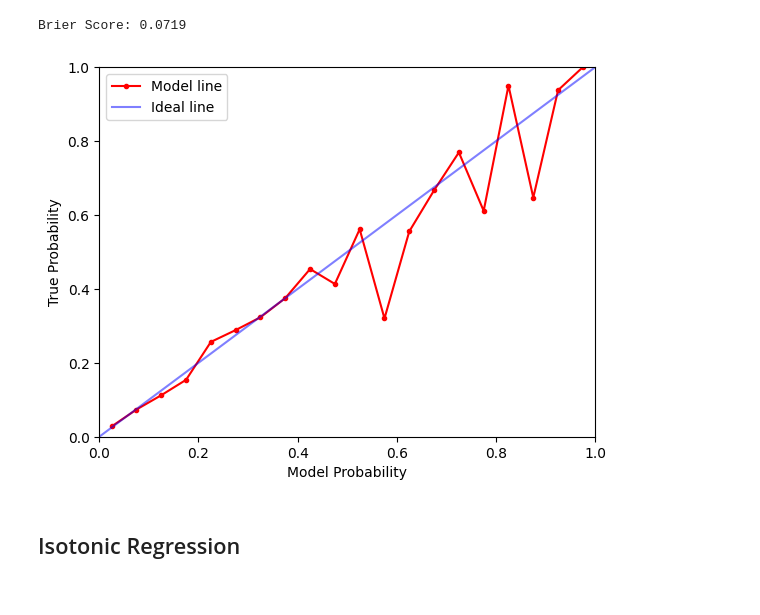
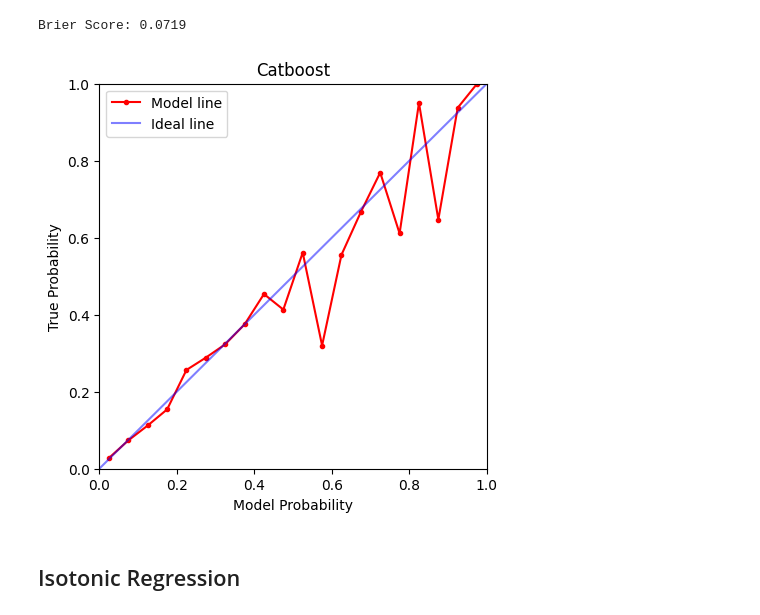
Before and after one commit to kaspar-soukup/expected_goals, a Jupyter notebook: Expected-Goals/notebooks/Catboost Model.ipynb, the cells around one changed output. Cells and saved outputs as stored; diff of their text form; code cells hidden in the pictures.

```diff
--- a/Expected-Goals/notebooks/Catboost Model.ipynb
+++ b/Expected-Goals/notebooks/Catboost Model.ipynb
@@ -242,18 +242,21 @@ print(f"Brier Score: {brier_score:.4f}")
 Brier Score: 0.0719
 # %%
 plot_probs = np.linspace(0,1.01, num = 10)
+
+plt.figure(figsize=(5, 5))
 
 plt.plot(model_probs, true_probs, color = "red", marker='.', label = "Model line")
 plt.plot(plot_probs, plot_probs, alpha = 0.5, color = "blue", label = "Ideal line")
 plt.xlim(0,1)
 plt.ylim(0,1)
 #plt.axvspan(0.9, 1, alpha=0.1, label = "No shots with prob > 0.9", color = "red")
 plt.legend()
 plt.xlabel("Model Probability")
 plt.ylabel("True Probability")
+plt.title("Catboost")
 plt.show()
 # %% [output]
-[figure, old version]
+[figure, new version]
 # %% [markdown]
 ## Isotonic Regression
 # %%
```
Also changed, not shown: 2 other files.
